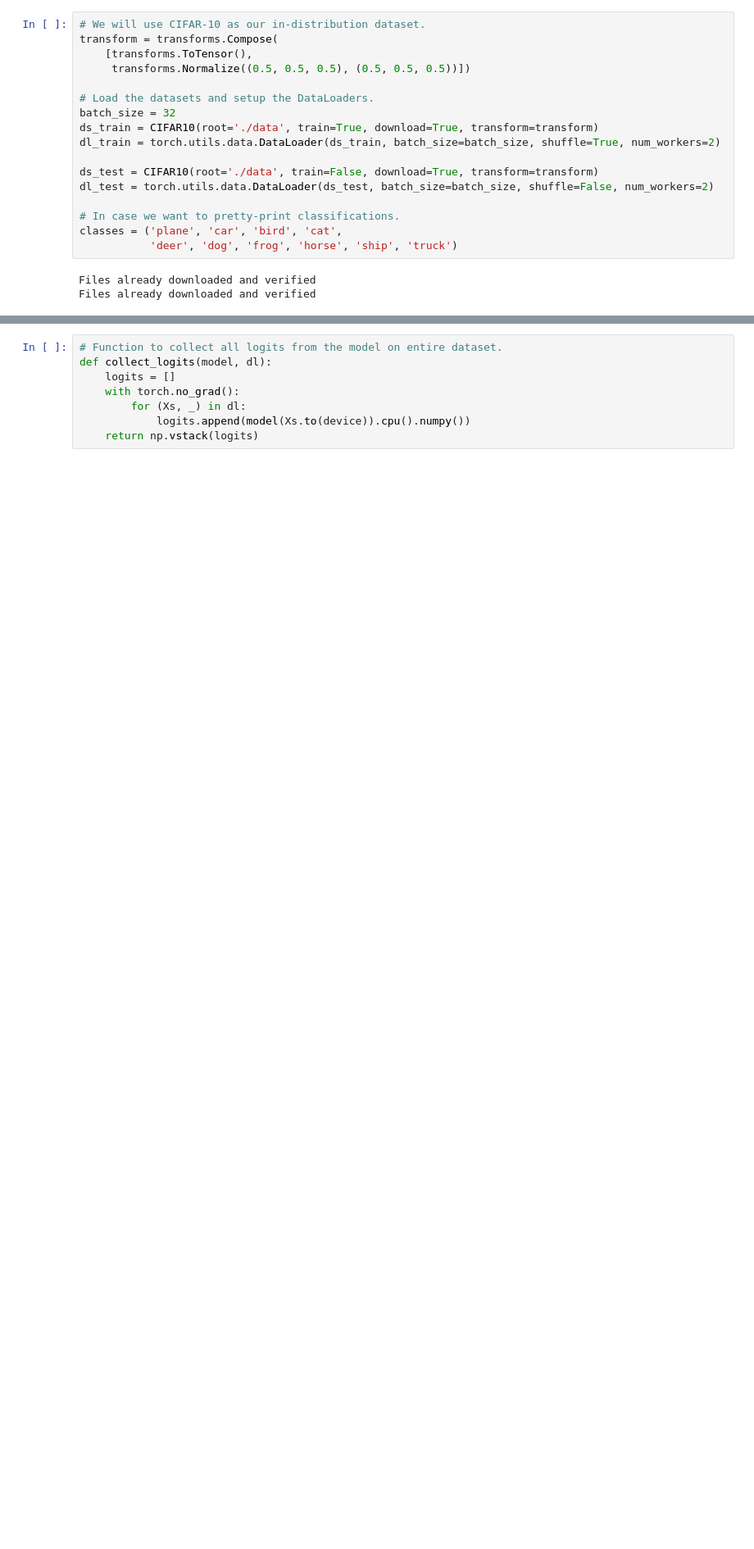
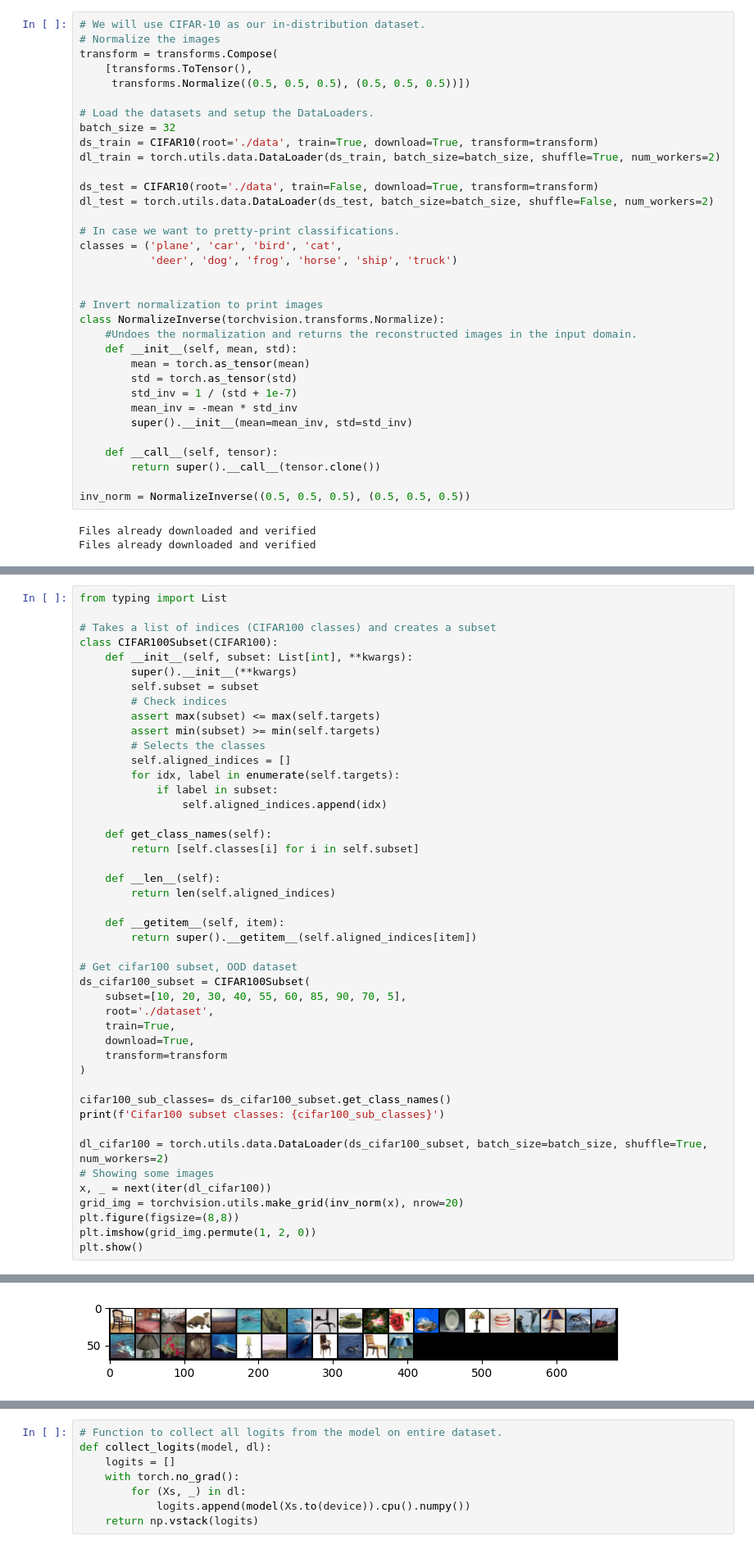
Before and after one commit to Sossio699/DLA, a Jupyter notebook: Lab4/Lab4_OOD.ipynb, the cells around one changed output, grey strips where cells are left out. Shown at 82% size. Drawn from its saved outputs; the diff is of its cells as text; blank space fills up the shorter version.

```diff
--- a/Lab4/Lab4_OOD.ipynb
+++ b/Lab4/Lab4_OOD.ipynb
@@ -33,6 +34,7 @@ import torchvision.transforms as transforms
 device = 'cuda' if torch.cuda.is_available() else 'cpu'
 # %%
 # We will use CIFAR-10 as our in-distribution dataset.
+# Normalize the images
 transform = transforms.Compose(
     [transforms.ToTensor(),
      transforms.Normalize((0.5, 0.5, 0.5), (0.5, 0.5, 0.5))])
@@ -48,6 +50,22 @@ dl_test = torch.utils.data.DataLoader(ds_test, batch_size=batch_size, shuffle=Fa
 # In case we want to pretty-print classifications.
 classes = ('plane', 'car', 'bird', 'cat',
            'deer', 'dog', 'frog', 'horse', 'ship', 'truck')
+
+
+# Invert normalization to print images
+class NormalizeInverse(torchvision.transforms.Normalize):
+    #Undoes the normalization and returns the reconstructed images in the input domain.
+    def __init__(self, mean, std):
+        mean = torch.as_tensor(mean)
+        std = torch.as_tensor(std)
+        std_inv = 1 / (std + 1e-7)
+        mean_inv = -mean * std_inv
+        super().__init__(mean=mean_inv, std=std_inv)
+
+    def __call__(self, tensor):
+        return super().__call__(tensor.clone())
+
+inv_norm = NormalizeInverse((0.5, 0.5, 0.5), (0.5, 0.5, 0.5))
 # %% [output]
 Files already downloaded and verified
 Files already downloaded and verified
@@ -117,3 +199,49 @@ plt.imshow(FakeData(size=1, image_size=(3, 32, 32))[0][0])
 # %% [output]
 <matplotlib.image.AxesImage at 0x...>
 [figure]
+# %%
+from typing import List
+
+# Takes a list of indices (CIFAR100 classes) and creates a subset
+class CIFAR100Subset(CIFAR100):
+    def __init__(self, subset: List[int], **kwargs):
+        super().__init__(**kwargs)
+        self.subset = subset
+        # Check indices
+        assert max(subset) <= max(self.targets)
+        assert min(subset) >= min(self.targets)
+        # Selects the classes
+        self.aligned_indices = []
+        for idx, label in enumerate(self.targets):
+            if label in subset:
+                self.aligned_indices.append(idx)
+
+    def get_class_names(self):
+        return [self.classes[i] for i in self.subset]
+
+    def __len__(self):
+        return len(self.aligned_indices)
+
+    def __getitem__(self, item):
+        return super().__getitem__(self.aligned_indices[item])
+
+# Get cifar100 subset, OOD dataset
+ds_cifar100_subset = CIFAR100Subset(
+    subset=[10, 20, 30, 40, 55, 60, 85, 90, 70, 5],
+    root='./dataset',
+    train=True,
+    download=True,
+    transform=transform
+)
+
+cifar100_sub_classes= ds_cifar100_subset.get_class_names()
+print(f'Cifar100 subset classes: {cifar100_sub_classes}')
+
+dl_cifar100 = torch.utils.data.DataLoader(ds_cifar100_subset, batch_size=batch_size, shuffle=True, num_workers=2)
+# Showing some images
+x, _ = next(iter(dl_cifar100))
+grid_img = torchvision.utils.make_grid(inv_norm(x), nrow=20)
+plt.figure(figsize=(8,8))
+plt.imshow(grid_img.permute(1, 2, 0))
+plt.show()
+# %% [output]
@@ -119,0 +251 @@ plt.imshow(FakeData(size=1, image_size=(3, 32, 32))[0][0])
+[figure, added]
```
Also changed, not shown: parts of 78 cells of this notebook, 3 other files.
